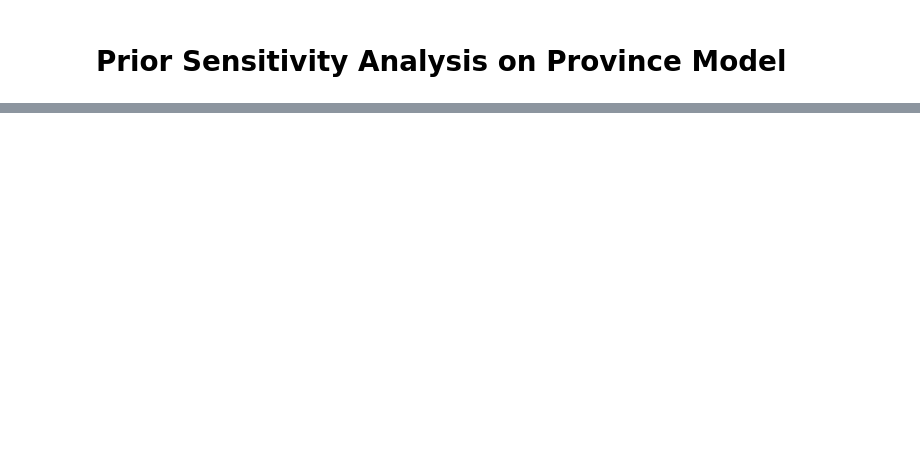
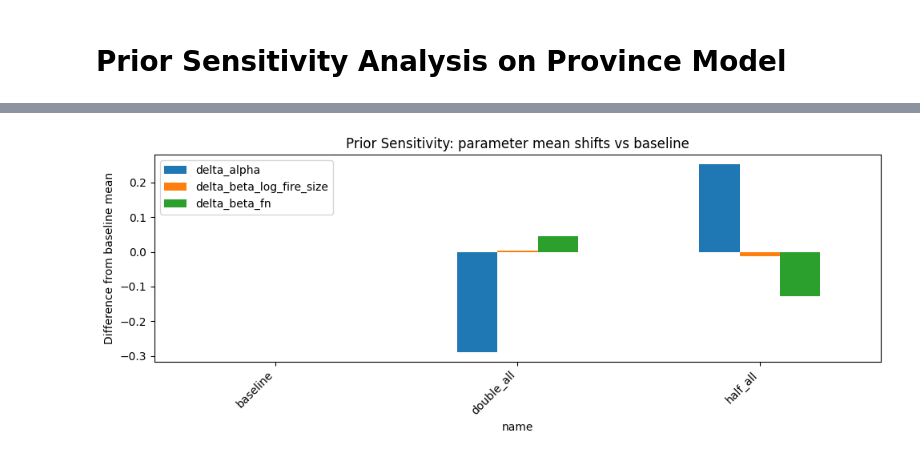
Before and after one commit to PierreRL/Wildfire_Evacuations, a Jupyter notebook: notebooks/6. sensitivty_analysis.ipynb, the cells around one changed output, grey strips where cells are left out. Drawn from its saved outputs; the diff is of its cells as text; code cells hidden in the pictures; blank space fills up the shorter version.

```diff
--- a/notebooks/6. sensitivty_analysis.ipynb
+++ b/notebooks/6. sensitivty_analysis.ipynb
@@ -196 +406,11 @@ Running double_all
+# %%
+param_deltas = stability.set_index('name')[['delta_alpha', 'delta_beta_log_fire_size', 'delta_beta_fn']]
+ax = param_deltas.plot(kind='bar', figsize=(10, 4))
+ax.set_title('Prior Sensitivity: parameter mean shifts vs baseline')
+ax.set_ylabel('Difference from baseline mean')
+plt.xticks(rotation=45, ha='right')
+plt.tight_layout()
+plt.show()
+# %% [output]
+[figure, added]
 # %%
```
Also changed, not shown: parts of 28 cells of this notebook, 17 other files.
